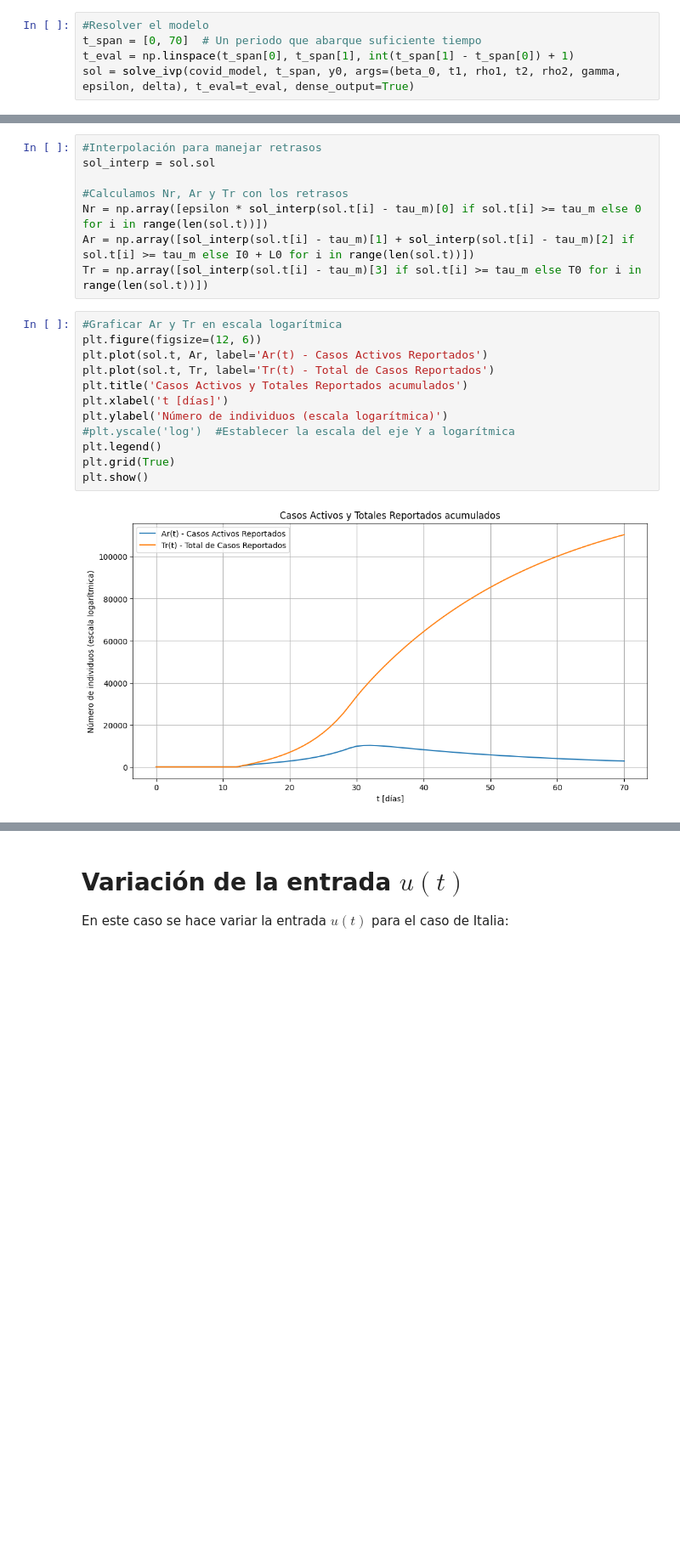
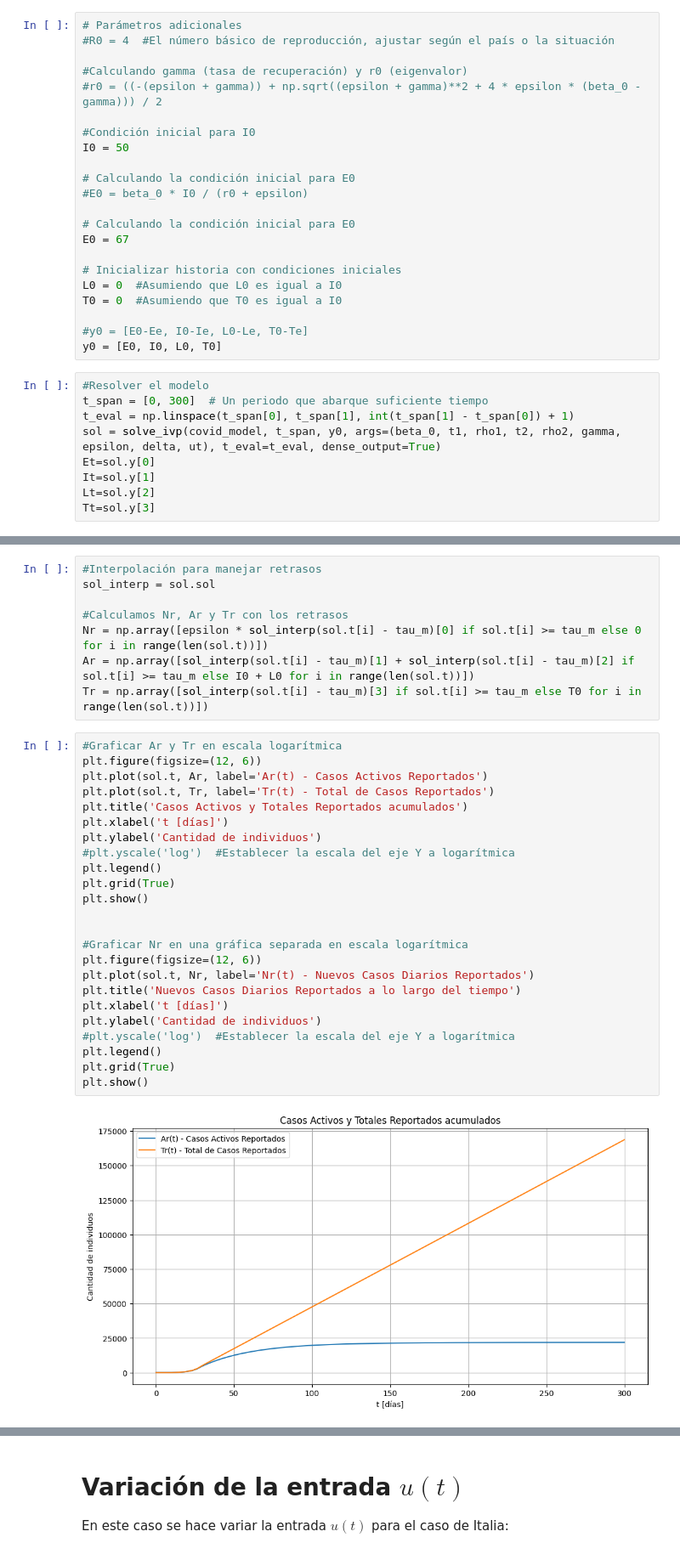
Before and after one commit to elvin00157/ControlAvanzadoII-2023, a Jupyter notebook: ProyectoCOVID19/Modelo-covid-analisis/modelo-covid.ipynb, the cells around one changed output, grey strips where cells are left out. Shown at 85% size. Cells and saved outputs as stored; diff of their text form; blank space fills up the shorter version.

```diff
--- a/ProyectoCOVID19/Modelo-covid-analisis/modelo-covid.ipynb
+++ b/ProyectoCOVID19/Modelo-covid-analisis/modelo-covid.ipynb
@@ -567,5 +557,31 @@ y0 = [E0, I0, L0, T0]
+# %%
+# Parámetros adicionales
+#R0 = 4  #El número básico de reproducción, ajustar según el país o la situación
+
+#Calculando gamma (tasa de recuperación) y r0 (eigenvalor)
+#r0 = ((-(epsilon + gamma)) + np.sqrt((epsilon + gamma)**2 + 4 * epsilon * (beta_0 - gamma))) / 2
+
+#Condición inicial para I0
+I0 = 50
+
+# Calculando la condición inicial para E0
+#E0 = beta_0 * I0 / (r0 + epsilon)
+
+# Calculando la condición inicial para E0
+E0 = 67
+
+# Inicializar historia con condiciones iniciales
+L0 = 0  #Asumiendo que L0 es igual a I0
+T0 = 0  #Asumiendo que T0 es igual a I0
+
+#y0 = [E0-Ee, I0-Ie, L0-Le, T0-Te]
+y0 = [E0, I0, L0, T0]
 # %%
 #Resolver el modelo
-t_span = [0, 70]  # Un periodo que abarque suficiente tiempo
+t_span = [0, 300]  # Un periodo que abarque suficiente tiempo
 t_eval = np.linspace(t_span[0], t_span[1], int(t_span[1] - t_span[0]) + 1)
-sol = solve_ivp(covid_model, t_span, y0, args=(beta_0, t1, rho1, t2, rho2, gamma, epsilon, delta), t_eval=t_eval, dense_output=True)
+sol = solve_ivp(covid_model, t_span, y0, args=(beta_0, t1, rho1, t2, rho2, gamma, epsilon, delta, ut), t_eval=t_eval, dense_output=True)
+Et=sol.y[0]
+It=sol.y[1]
+Lt=sol.y[2]
+Tt=sol.y[3]
@@ -580,14 +656,26 @@ Tr = np.array([sol_interp(sol.t[i] - tau_m)[3] if sol.t[i] >= tau_m else T0 for
 # %%
 #Graficar Ar y Tr en escala logarítmica
 plt.figure(figsize=(12, 6))
 plt.plot(sol.t, Ar, label='Ar(t) - Casos Activos Reportados')
 plt.plot(sol.t, Tr, label='Tr(t) - Total de Casos Reportados')
 plt.title('Casos Activos y Totales Reportados acumulados')
 plt.xlabel('t [días]')
-plt.ylabel('Número de individuos (escala logarítmica)')
+plt.ylabel('Cantidad de individuos')
 #plt.yscale('log')  #Establecer la escala del eje Y a logarítmica
 plt.legend()
 plt.grid(True)
 plt.show()
+
+
+#Graficar Nr en una gráfica separada en escala logarítmica
+plt.figure(figsize=(12, 6))
+plt.plot(sol.t, Nr, label='Nr(t) - Nuevos Casos Diarios Reportados')
+plt.title('Nuevos Casos Diarios Reportados a lo largo del tiempo')
+plt.xlabel('t [días]')
+plt.ylabel('Cantidad de individuos')
+#plt.yscale('log')  #Establecer la escala del eje Y a logarítmica
+plt.legend()
+plt.grid(True)
+plt.show()
 # %% [output]
-[figure, old version]
+[figure, new version]
```
Also changed, not shown: parts of 40 cells of this notebook.
